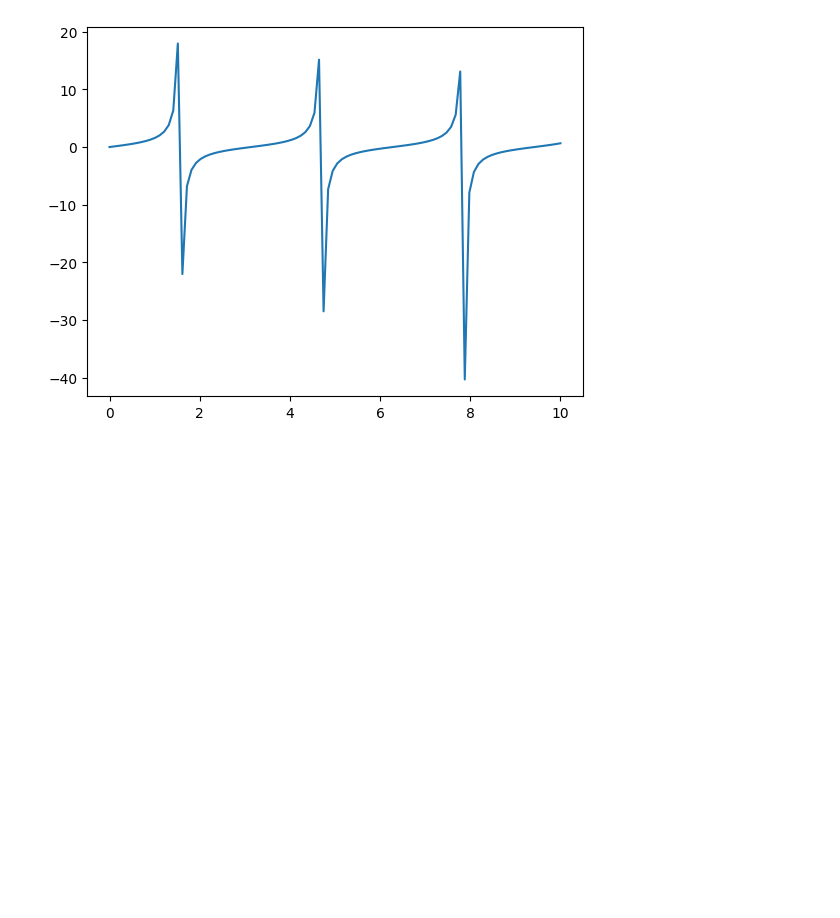
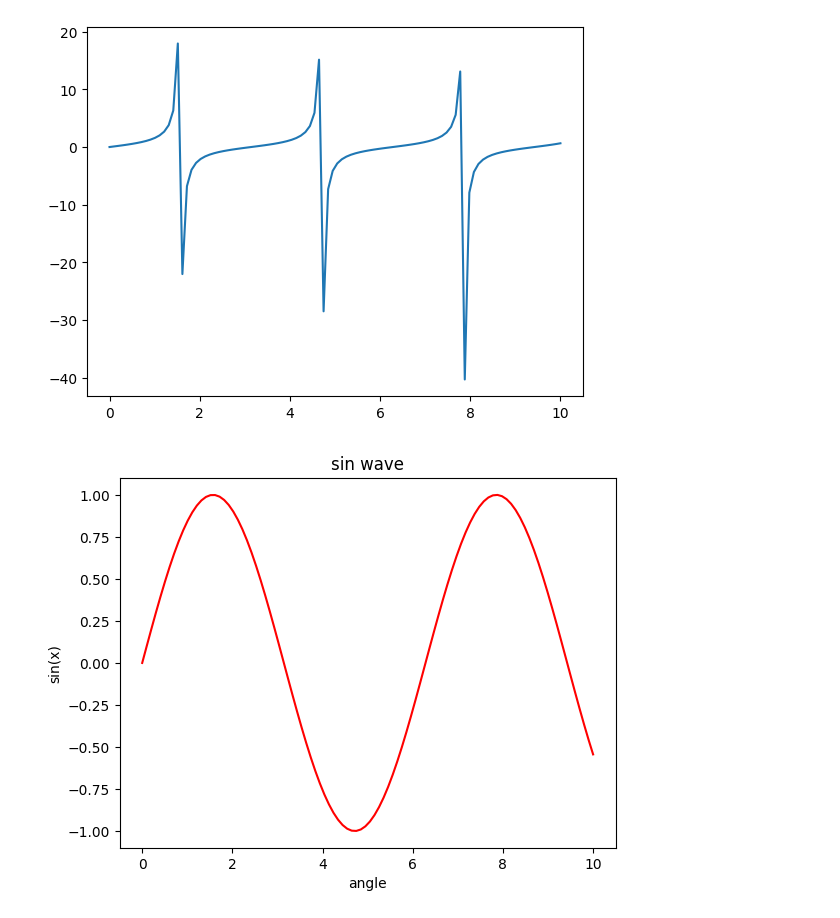
Before and after one commit to dilancodecircle-star/ML-projects-, a Jupyter notebook: matplotlib/tutorial.ipynb, the cells around one changed output. Drawn from its saved outputs; the diff is of its cells as text; code cells hidden in the pictures; blank space fills up the shorter version.

Commit message:
add , x label , y label ,title for graph

```diff
--- a/matplotlib/tutorial.ipynb
+++ b/matplotlib/tutorial.ipynb
@@ -81,3 +81,11 @@ plt.plot(x , t)
 plt.show()
 # %% [output]
 [figure]
+# %%
+plt.plot(x ,y , color = 'red')
+plt.xlabel('angle')
+plt.ylabel('sin(x)')
+plt.title('sin wave')
+plt.show()
+# %% [output]
+[figure, added]
```
